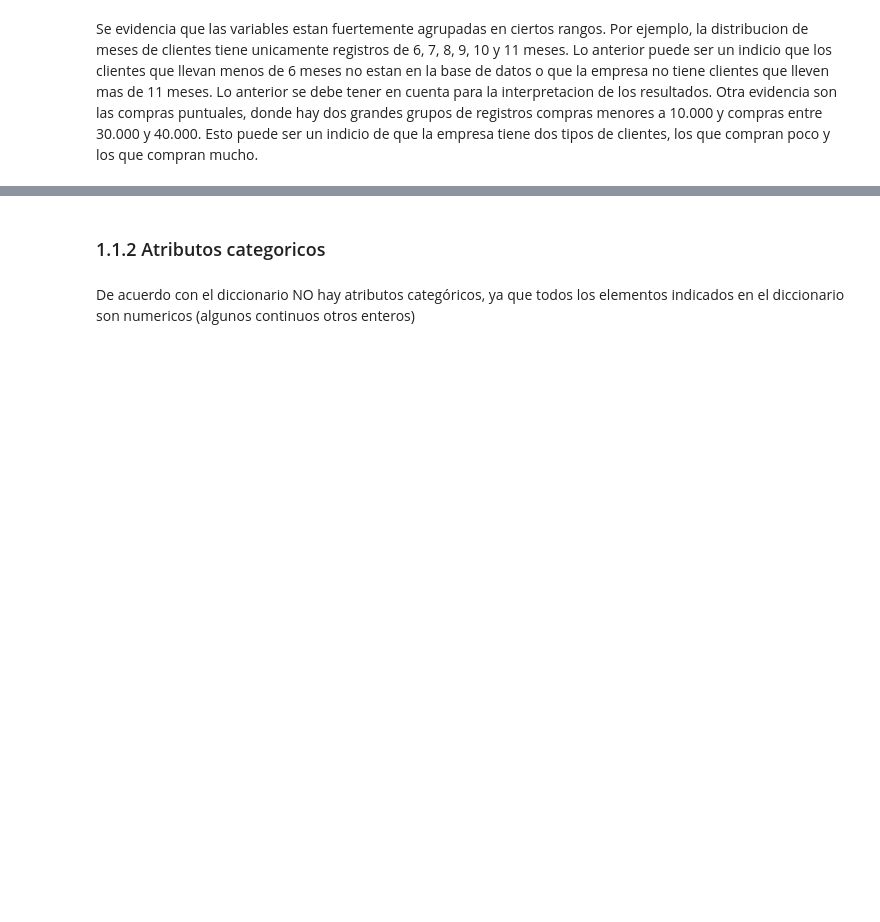
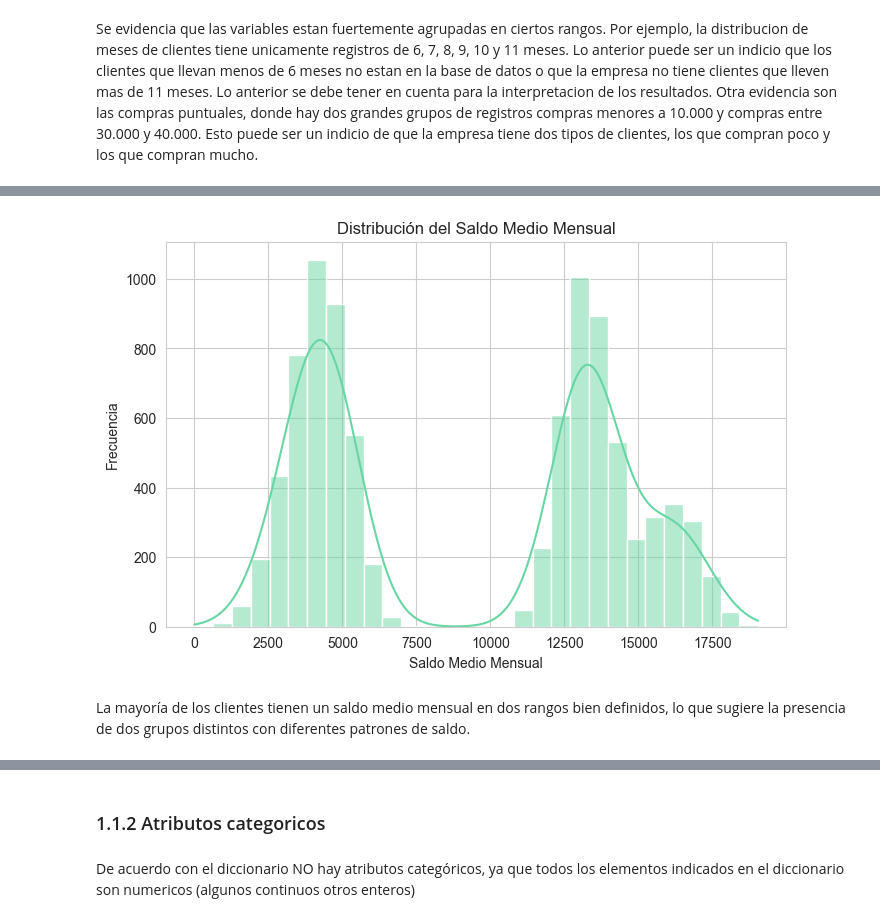
Before and after one commit to NataliaVillegasC/BI-Laboratorio2_Agrupacion, a Jupyter notebook: NataliaLab.ipynb, the cells around one changed output, grey strips where cells are left out. Saved outputs shown, nothing was run; the diff lists cells and outputs as text; code cells hidden in the pictures; blank space fills up the shorter version.

```diff
--- a/NataliaLab.ipynb
+++ b/NataliaLab.ipynb
@@ -212,0 +213,18 @@ sns.heatmap(df[atributosNum].corr(), cmap="Blues", vmin=0, vmax=1)
+# %%
+import matplotlib.pyplot as plt
+import seaborn as sns
+
+# Configuración de estilo
+sns.set_palette(["#68d6a3"])
+
+# Gráfico de distribución del saldo
+plt.figure(figsize=(8, 5))
+sns.histplot(df["SALDO"], bins=30, kde=True, color="#68d6a3")
+plt.title("Distribución del Saldo Medio Mensual")
+plt.xlabel("Saldo Medio Mensual")
+plt.ylabel("Frecuencia")
+plt.show()
+# %% [output]
+[figure, added]
+# %% [markdown]
+La mayoría de los clientes tienen un saldo medio mensual en dos rangos bien definidos, lo que sugiere la presencia de dos grupos distintos con diferentes patrones de saldo.
```
Also changed, not shown: parts of 39 cells of this notebook.
